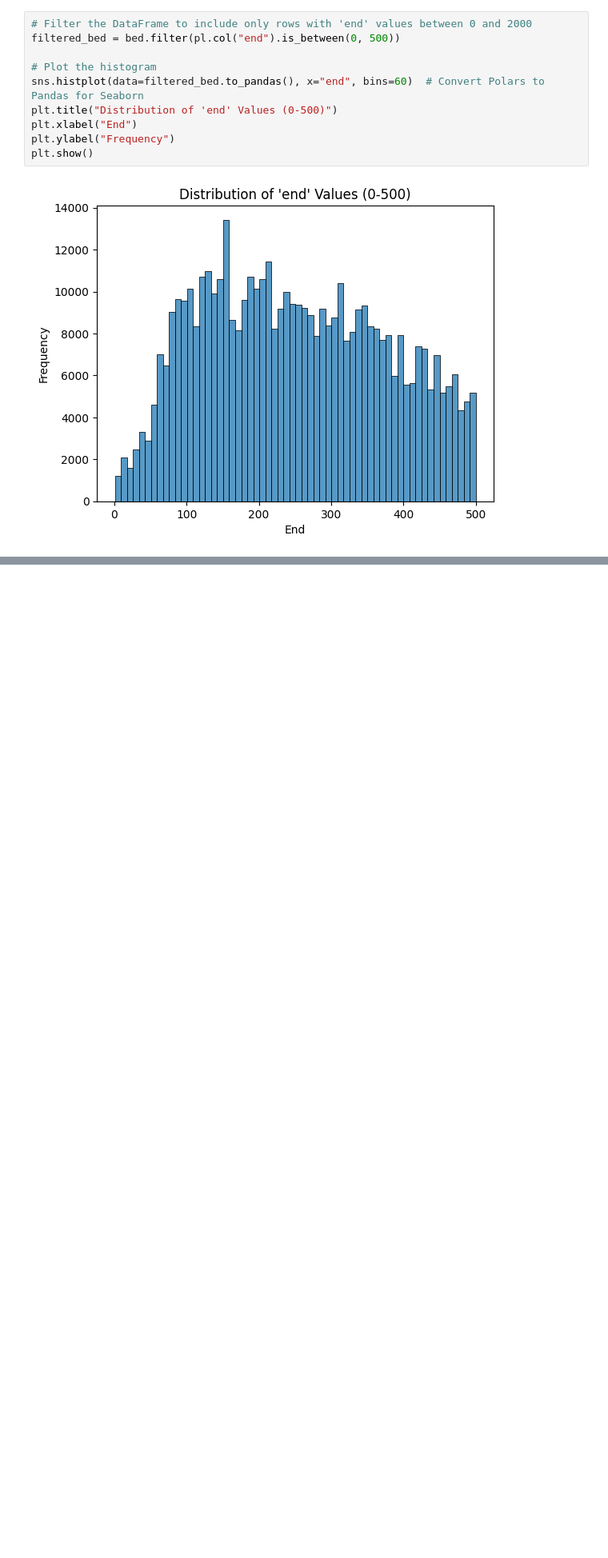
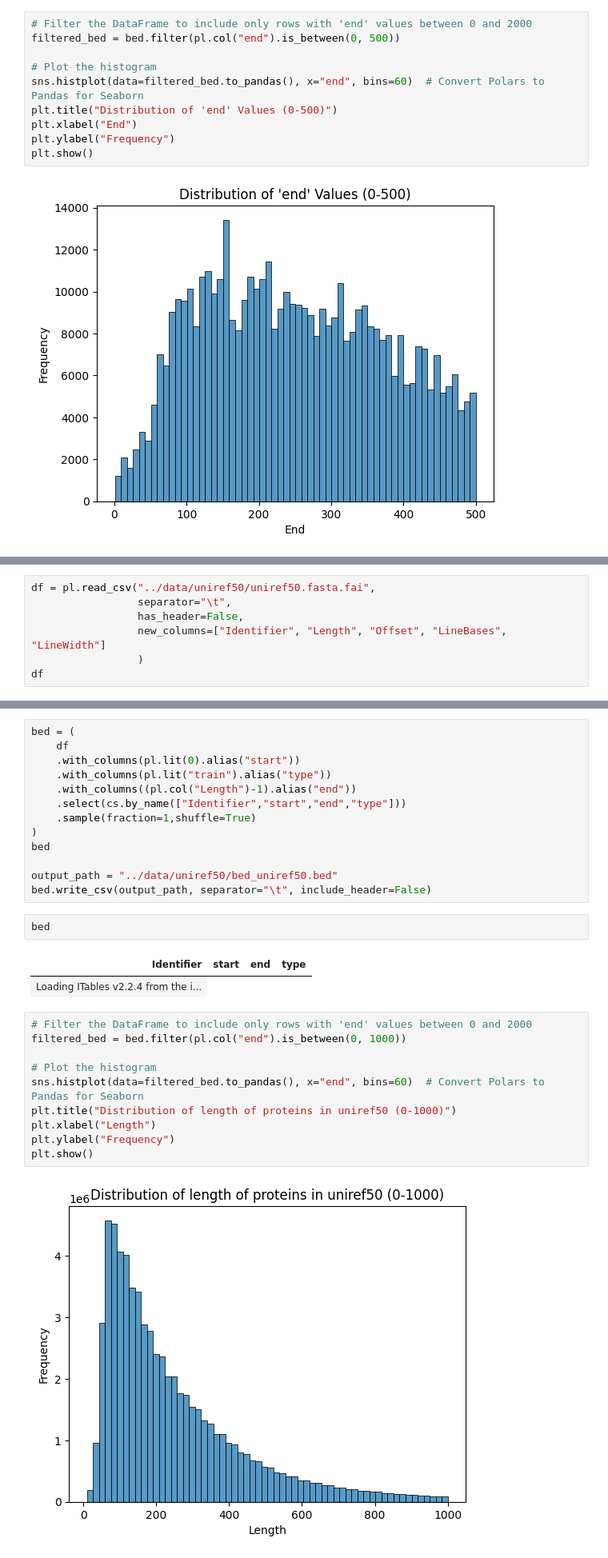
Before and after one commit to diego-taquiri/nanoGPT-Protein, a Jupyter notebook: notebooks/bed_build.ipynb, the cells around one changed output, grey strips where cells are left out. Shown at 80% size. Saved outputs shown, nothing was run; the diff lists cells and outputs as text; blank space fills up the shorter version.

Commit message:
build bed file for train dataloader for sampling protein sequences from uniref50 dataset

```diff
--- a/notebooks/bed_build.ipynb
+++ b/notebooks/bed_build.ipynb
@@ -45,0 +55,7 @@ plt.show()
+# %%
+df = pl.read_csv("../data/uniref50/uniref50.fasta.fai",
+                 separator="\t",
+                 has_header=False,
+                 new_columns=["Identifier", "Length", "Offset", "LineBases", "LineWidth"]
+                 )
+df
@@ -45,0 +65,30 @@ plt.show()
+# %%
+bed = (
+    df
+    .with_columns(pl.lit(0).alias("start"))
+    .with_columns(pl.lit("train").alias("type"))
+    .with_columns((pl.col("Length")-1).alias("end"))
+    .select(cs.by_name(["Identifier","start","end","type"]))
+    .sample(fraction=1,shuffle=True)
+)
+bed
+
+output_path = "../data/uniref50/bed_uniref50.bed"
+bed.write_csv(output_path, separator="\t", include_header=False)
+# %%
+bed
+# %% [output]
+| Identifier | start | end | type |
+| Loading ITables v2.2.4 from the i... |
+# %%
+# Filter the DataFrame to include only rows with 'end' values between 0 and 2000
+filtered_bed = bed.filter(pl.col("end").is_between(0, 1000))
+
+# Plot the histogram
+sns.histplot(data=filtered_bed.to_pandas(), x="end", bins=60)  # Convert Polars to Pandas for Seaborn
+plt.title("Distribution of length of proteins in uniref50 (0-1000)")
+plt.xlabel("Length")
+plt.ylabel("Frequency")
+plt.show()
+# %% [output]
+[figure, added]
```
Also changed, not shown: parts of 5 cells of this notebook.
